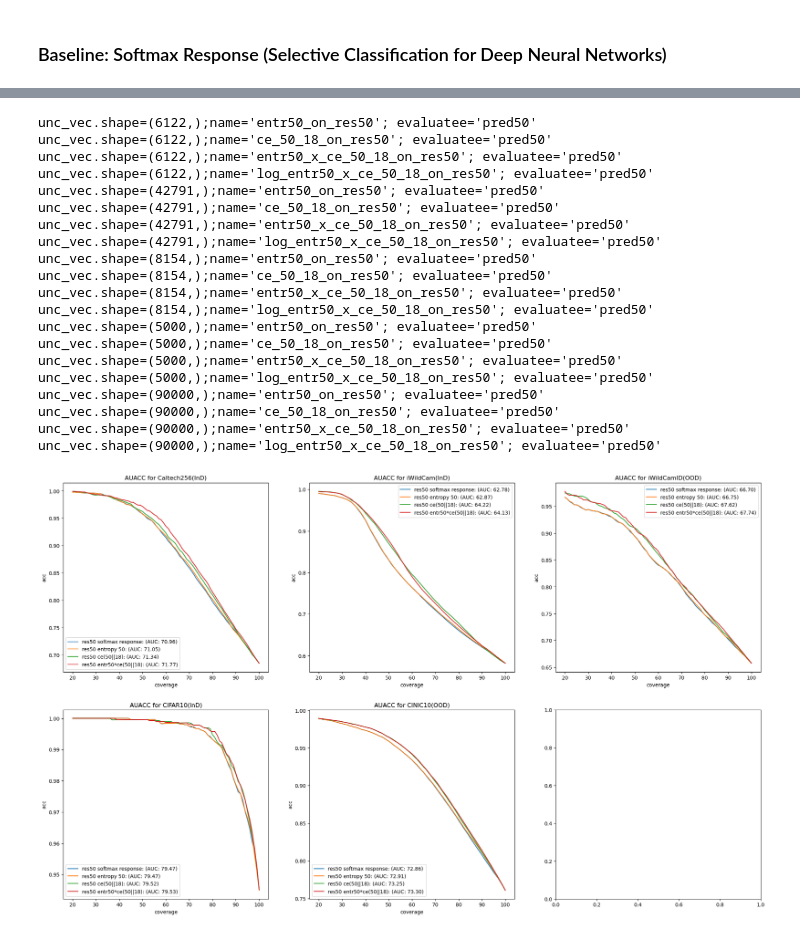
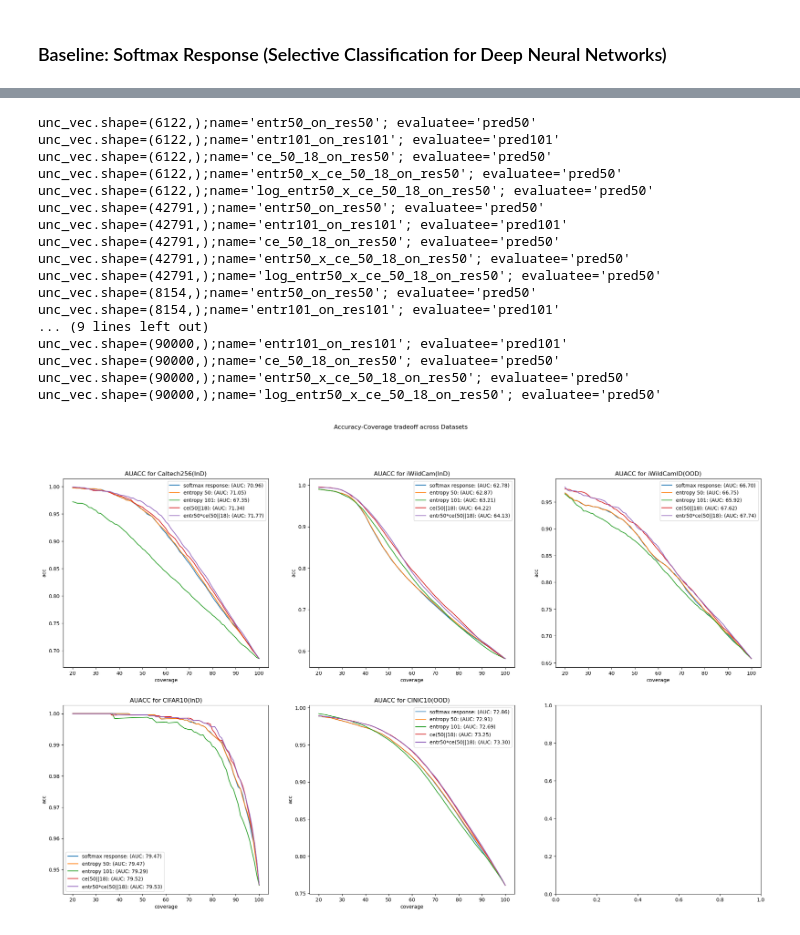
Before and after one commit to TimothyZG/wliura2024, a Jupyter notebook: Analysis/05-separability.ipynb, the cells around one changed output, grey strips where cells are left out. Saved outputs shown, nothing was run; the diff lists cells and outputs as text; code cells hidden in the pictures.

```diff
--- a/Analysis/05-separability.ipynb
+++ b/Analysis/05-separability.ipynb
@@ -148,11 +148,12 @@ def get_cov_acc(cov_range,rank_cri,len_pred,rank_name,ax):
         cov_pred = pred[rank_cri<cov]
         temp.loc[i,"acc"] = np.mean(cov_pred["pred50"]==cov_pred["target"])
     area = np.trapz(temp["acc"], cov_range)
-    sns.lineplot(temp,x="coverage",y="acc",label=f"res50 {rank_name}: (AUC: {area:.2f})",ax = ax)
+    sns.lineplot(temp,x="coverage",y="acc",label=f"{rank_name}: (AUC: {area:.2f})",ax = ax)
 # %%
 def get_rank(unc_pred):
     metrics = [
         (unc_pred["ent_50"], "entr50_on_res50", "pred50"),
+        (unc_pred["ent_101"], "entr101_on_res101", "pred101"),
         (unc_pred["ce_50_18"], "ce_50_18_on_res50", "pred50"),
         (unc_pred["ent_50"] * unc_pred["ce_50_18"], "entr50_x_ce_50_18_on_res50", "pred50"),
         (unc_pred["ent_50"] * np.log(unc_pred["ce_50_18"]), "log_entr50_x_ce_50_18_on_res50", "pred50")
@@ -166,37 +167,36 @@ def get_rank(unc_pred):
 # %%
 cov_range = np.arange(20,101)
 fig, axes = plt.subplots(nrow, ncol, figsize=(25, 15))
 
 for i, ds in enumerate(datasets):
     pred = pd.read_csv(f"{pred_prefix}{ds}.csv", index_col="Unnamed: 0")
     unc_pred = pd.read_csv(f"{unc_prefix}{ds}.csv", index_col="Unnamed: 0")
     rank=get_rank(unc_pred)
     ax = axes[i // ncol, i % ncol]
     get_cov_acc(cov_range,rank["sr50"],pred.shape[0],"softmax response",ax)
     get_cov_acc(cov_range,rank["entr50_on_res50"],pred.shape[0],"entropy 50",ax)
+    get_cov_acc(cov_range,rank["entr101_on_res101"],pred.shape[0],"entropy 101",ax)
     get_cov_acc(cov_range,rank["ce_50_18_on_res50"],pred.shape[0],"ce(50||18)",ax)
     get_cov_acc(cov_range,rank["entr50_x_ce_50_18_on_res50"],pred.shape[0],"entr50*ce(50||18)",ax)
     ax.set_title(f"AUACC for {ds}({test_dypes[i]})")
+plt.suptitle(f"Accuracy-Coverage tradeoff across Datasets")
 plt.savefig(f"artifacts/{nbn}auacc.png")
 # %% [output]
 unc_vec.shape=(6122,);name='entr50_on_res50'; evaluatee='pred50'
+unc_vec.shape=(6122,);name='entr101_on_res101'; evaluatee='pred101'
 unc_vec.shape=(6122,);name='ce_50_18_on_res50'; evaluatee='pred50'
 unc_vec.shape=(6122,);name='entr50_x_ce_50_18_on_res50'; evaluatee='pred50'
 unc_vec.shape=(6122,);name='log_entr50_x_ce_50_18_on_res50'; evaluatee='pred50'
 unc_vec.shape=(42791,);name='entr50_on_res50'; evaluatee='pred50'
+unc_vec.shape=(42791,);name='entr101_on_res101'; evaluatee='pred101'
 unc_vec.shape=(42791,);name='ce_50_18_on_res50'; evaluatee='pred50'
 unc_vec.shape=(42791,);name='entr50_x_ce_50_18_on_res50'; evaluatee='pred50'
 unc_vec.shape=(42791,);name='log_entr50_x_ce_50_18_on_res50'; evaluatee='pred50'
 unc_vec.shape=(8154,);name='entr50_on_res50'; evaluatee='pred50'
-unc_vec.shape=(8154,);name='ce_50_18_on_res50'; evaluatee='pred50'
-unc_vec.shape=(8154,);name='entr50_x_ce_50_18_on_res50'; evaluatee='pred50'
-unc_vec.shape=(8154,);name='log_entr50_x_ce_50_18_on_res50'; evaluatee='pred50'
-unc_vec.shape=(5000,);name='entr50_on_res50'; evaluatee='pred50'
-unc_vec.shape=(5000,);name='ce_50_18_on_res50'; evaluatee='pred50'
-unc_vec.shape=(5000,);name='entr50_x_ce_50_18_on_res50'; evaluatee='pred50'
-unc_vec.shape=(5000,);name='log_entr50_x_ce_50_18_on_res50'; evaluatee='pred50'
-unc_vec.shape=(90000,);name='entr50_on_res50'; evaluatee='pred50'
+unc_vec.shape=(8154,);name='entr101_on_res101'; evaluatee='pred101'
+... (9 lines left out)
+unc_vec.shape=(90000,);name='entr101_on_res101'; evaluatee='pred101'
 unc_vec.shape=(90000,);name='ce_50_18_on_res50'; evaluatee='pred50'
 unc_vec.shape=(90000,);name='entr50_x_ce_50_18_on_res50'; evaluatee='pred50'
 unc_vec.shape=(90000,);name='log_entr50_x_ce_50_18_on_res50'; evaluatee='pred50'
-[figure, old version]
+[figure, new version]
```
